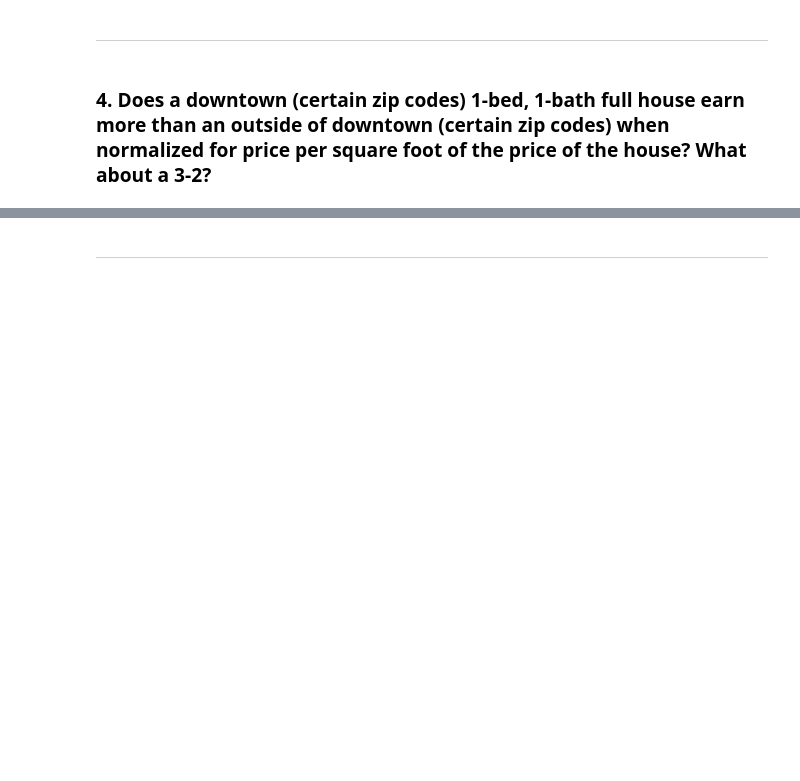
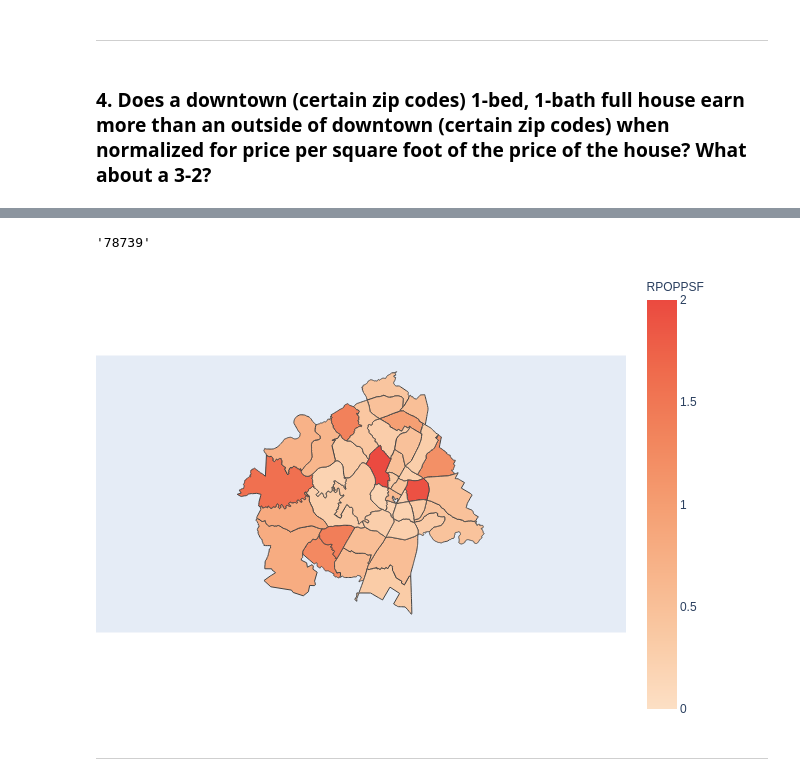
Before and after one commit to randallb15/Real-Estate-Analysis, a Jupyter notebook: StatisticalAnalysis.ipynb, the cells around one changed output, grey strips where cells are left out. Cells and saved outputs as stored; diff of their text form; code cells hidden in the pictures; blank space fills up the shorter version.

```diff
--- a/StatisticalAnalysis.ipynb
+++ b/StatisticalAnalysis.ipynb
@@ -415,0 +405,4 @@ Austin_df.groupby('neighbourhood').mean()
+# %%
+Austin_df_with_ppsf = pd.merge(Austin_df,AUSppsf_zips,on='neighbourhood',how='left')
+# %%
+Austin_df_with_ppsf['RentalPriceOverPPSF'] = Austin_df_with_ppsf['price'] / Austin_df_with_ppsf['mean_ppsf']
@@ -415,0 +413,2 @@ Austin_df.groupby('neighbourhood').mean()
+# %%
+Zips = Austin_df_with_ppsf.set_index('neighbourhood')
@@ -416,3 +506,24 @@ Austin_df.groupby('neighbourhood').mean()
+# %%
+with open('data/Austin/neighbourhoods.geojson') as response:
+    zips = json.load(response)
+# %%
+zips['features'][0]['properties']['neighbourhood']
+# %% [output]
+'78739'
+# %%
+import plotly.express as px
+
+fig = px.choropleth(Austin_df_with_ppsf, geojson=zips, locations='neighbourhood', featureidkey='properties.neighbourhood',color='RentalPriceOverPPSF',
+                    color_continuous_scale="Peach",
+                    range_color=(0,2),
+                    scope="usa",
+                    labels={'RentalPriceOverPPSF':'RPOPPSF'})
+fig.update_geos(fitbounds='geojson')
+fig.update_layout(margin={'r':0,'t':0,'l':0,'b':0})
+fig.show()
+pio.write_html(fig,file='chloro.html')
+# %% [output]
+[figure, added]
 # %% [markdown]
 -----
 # %% [markdown]
```
Also changed, not shown: parts of 32 cells of this notebook, 40 other files.
